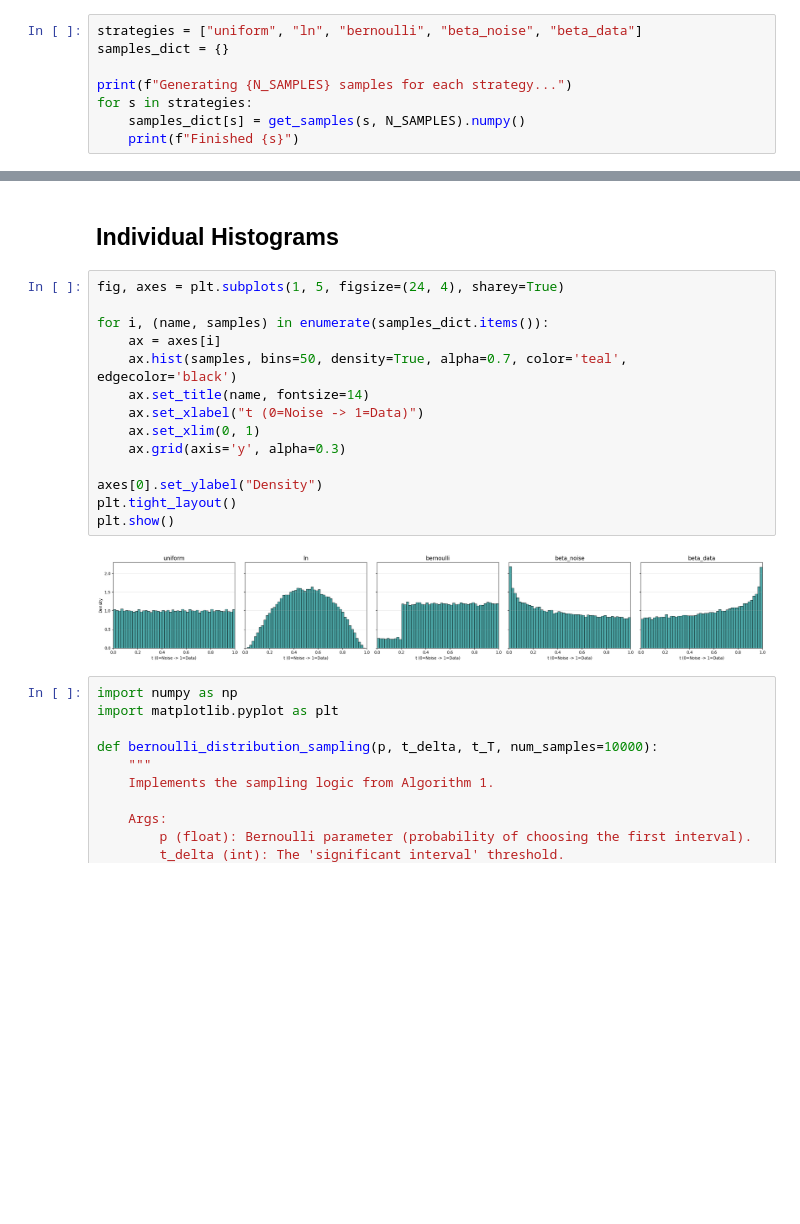
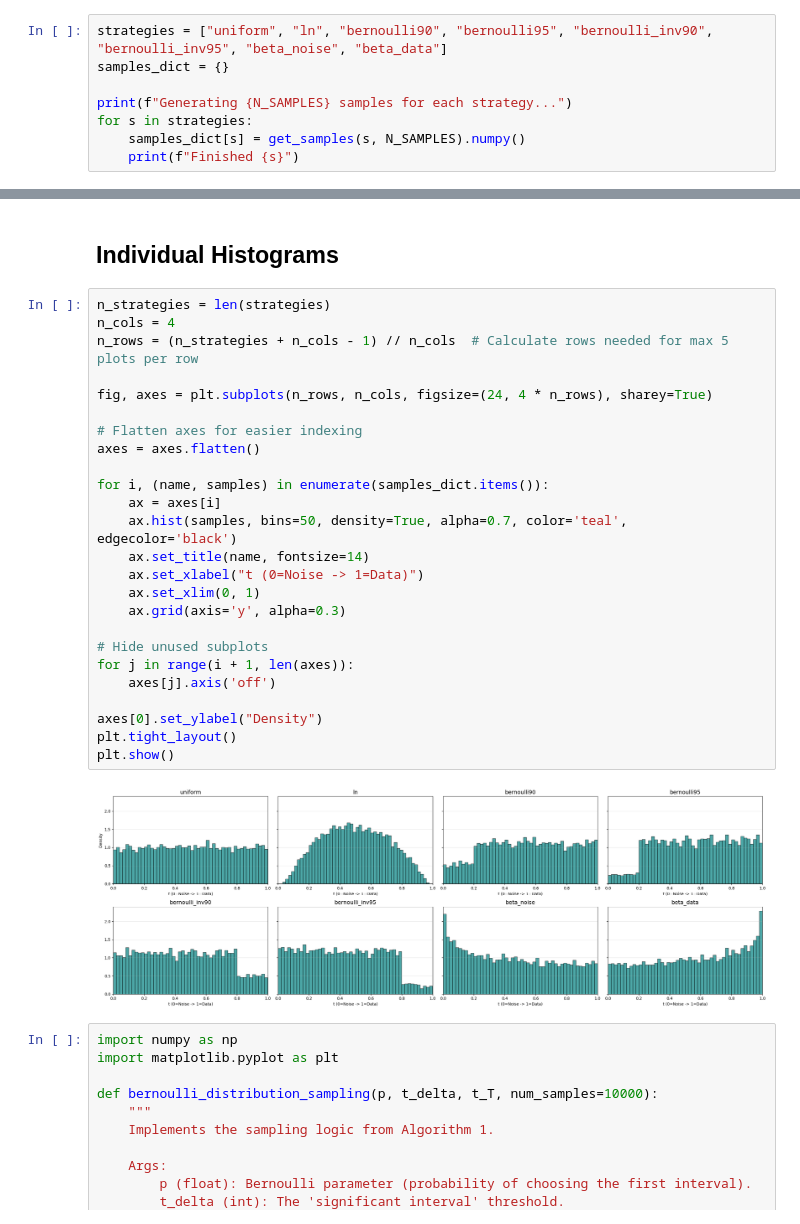
Before and after one commit to adrian-io/Adaptive-Timestep-Sampler, a Jupyter notebook: plot_sampling_distributions.ipynb, the cells around one changed output, grey strips where cells are left out. Cells and saved outputs as stored; diff of their text form; blank space fills up the shorter version.

Commit message:
add new strats to sampling dists viz

```diff
--- a/plot_sampling_distributions.ipynb
+++ b/plot_sampling_distributions.ipynb
@@ -69,5 +78,5 @@ def get_samples(strategy, n_samples):
 # %%
-strategies = ["uniform", "ln", "bernoulli", "beta_noise", "beta_data"]
+strategies = ["uniform", "ln", "bernoulli90", "bernoulli95", "bernoulli_inv90", "bernoulli_inv95", "beta_noise", "beta_data"]
 samples_dict = {}
 
 print(f"Generating {N_SAMPLES} samples for each strategy...")
@@ -101,21 +113,32 @@ plt.show()
 # %% [markdown]
 ## Individual Histograms
 # %%
-fig, axes = plt.subplots(1, 5, figsize=(24, 4), sharey=True)
+n_strategies = len(strategies)
+n_cols = 4
+n_rows = (n_strategies + n_cols - 1) // n_cols  # Calculate rows needed for max 5 plots per row
+
+fig, axes = plt.subplots(n_rows, n_cols, figsize=(24, 4 * n_rows), sharey=True)
+
+# Flatten axes for easier indexing
+axes = axes.flatten()
 
 for i, (name, samples) in enumerate(samples_dict.items()):
     ax = axes[i]
     ax.hist(samples, bins=50, density=True, alpha=0.7, color='teal', edgecolor='black')
     ax.set_title(name, fontsize=14)
     ax.set_xlabel("t (0=Noise -> 1=Data)")
     ax.set_xlim(0, 1)
     ax.grid(axis='y', alpha=0.3)
 
+# Hide unused subplots
+for j in range(i + 1, len(axes)):
+    axes[j].axis('off')
+
 axes[0].set_ylabel("Density")
 plt.tight_layout()
 plt.show()
 # %% [output]
-[figure, old version]
+[figure, new version]
 # %%
 import numpy as np
 import matplotlib.pyplot as plt
```
Also changed, not shown: parts of 5 cells of this notebook.
